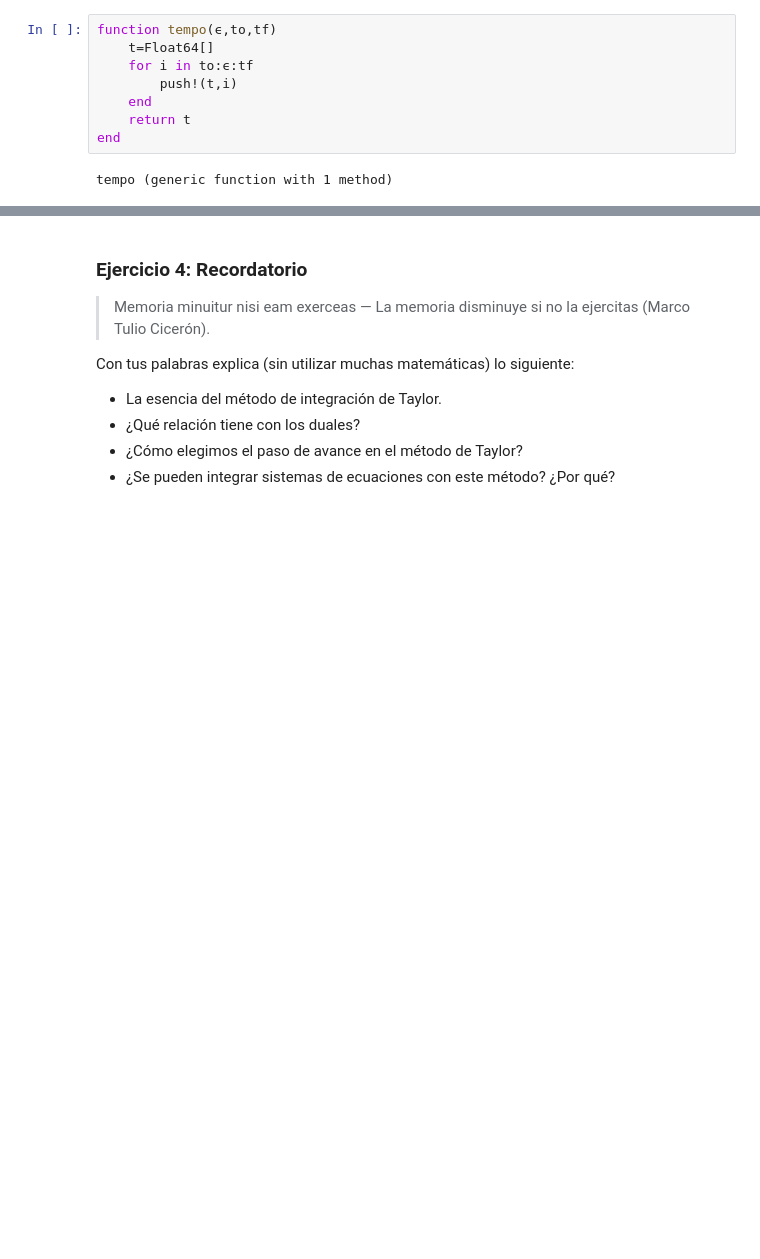
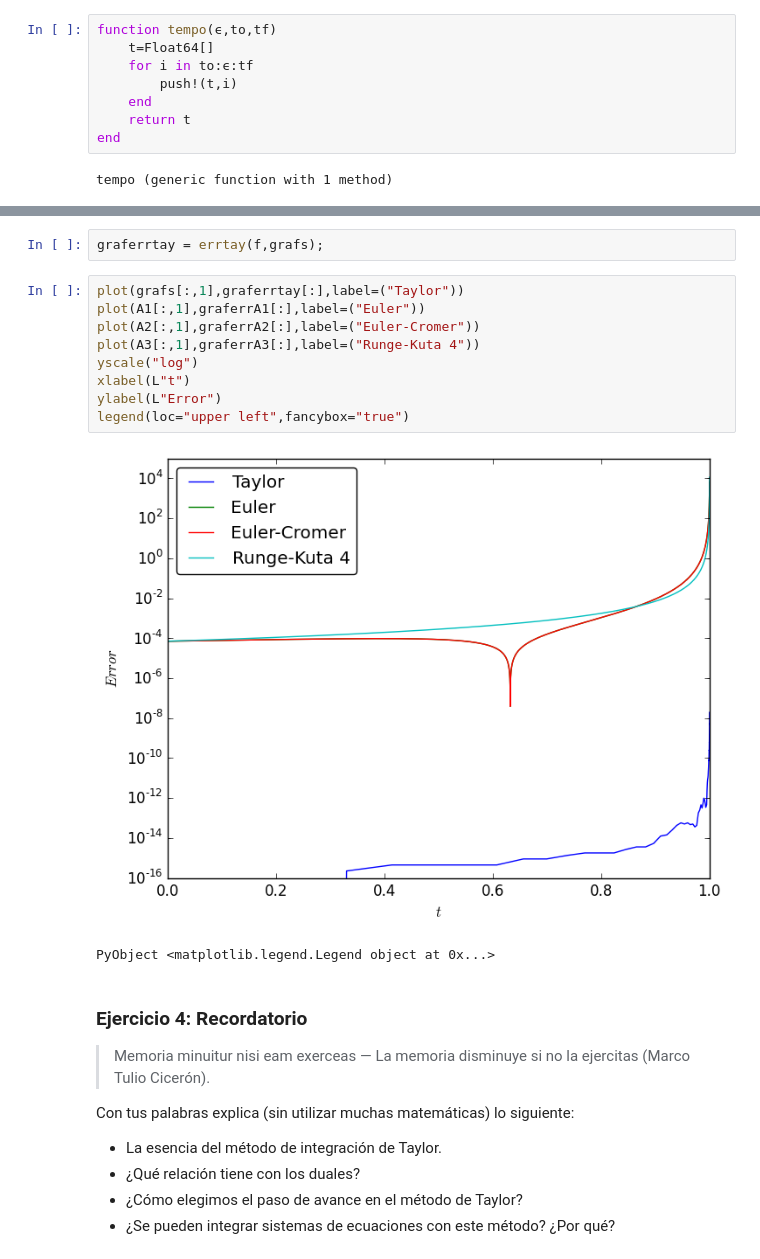
Before and after one commit to lbenet/2016-1_TemasSelectosFisComp, a Jupyter notebook: tareas/Ceboc/3-EjerciciosTaylor.ipynb, the cells around one changed output, grey strips where cells are left out. Saved outputs shown, nothing was run; the diff lists cells and outputs as text; blank space fills up the shorter version.

```diff
--- a/tareas/Ceboc/3-EjerciciosTaylor.ipynb
+++ b/tareas/Ceboc/3-EjerciciosTaylor.ipynb
@@ -435,3 +414,17 @@ PyObject <matplotlib.text.Text object at 0x...>
+# %%
+graferrtay = errtay(f,grafs);
+# %%
+plot(grafs[:,1],graferrtay[:],label=("Taylor"))
+plot(A1[:,1],graferrA1[:],label=("Euler"))
+plot(A2[:,1],graferrA2[:],label=("Euler-Cromer"))
+plot(A3[:,1],graferrA3[:],label=("Runge-Kuta 4"))
+yscale("log")
+xlabel(L"t")
+ylabel(L"Error")
+legend(loc="upper left",fancybox="true")
+# %% [output]
+[figure, added]
+PyObject <matplotlib.legend.Legend object at 0x...>
 # %% [markdown]
 ### Ejercicio 4: Recordatorio
 
```
Also changed, not shown: parts of 19 cells of this notebook.
